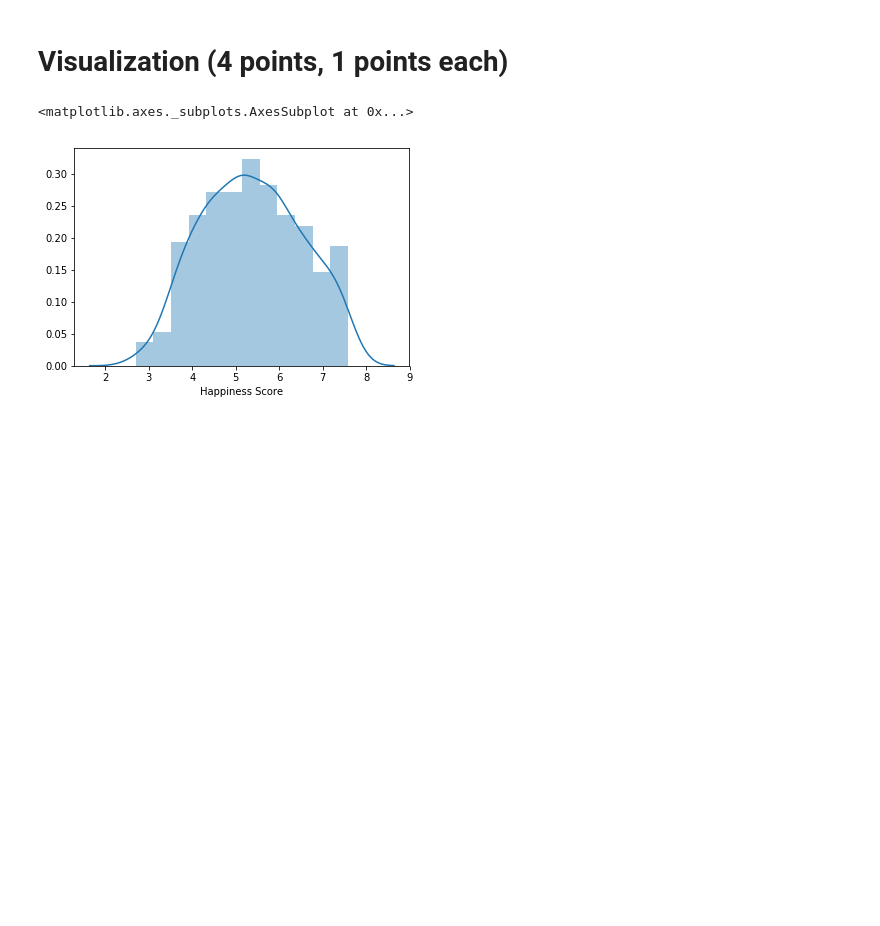
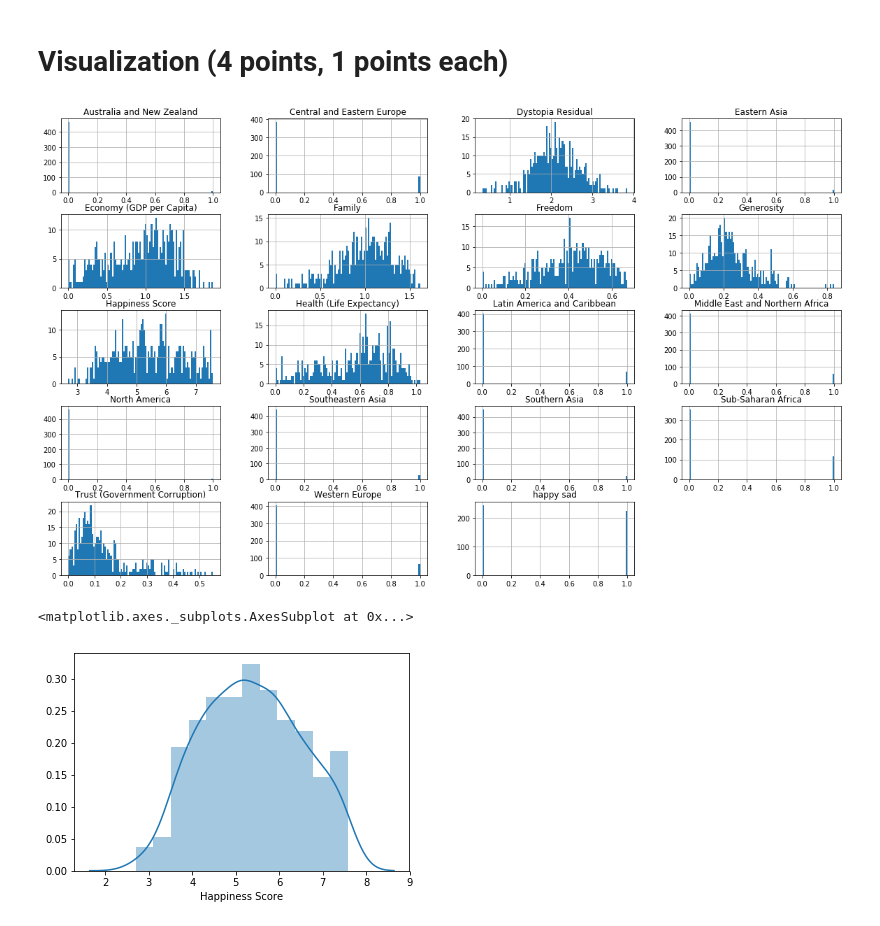
Before and after one commit to wqx13579/Happiness, a Jupyter notebook: Happiness Analysis.ipynb, the cells around one changed output. Cells and saved outputs as stored; diff of their text form; code cells hidden in the pictures; blank space fills up the shorter version.

```diff
--- a/Happiness Analysis.ipynb
+++ b/Happiness Analysis.ipynb
@@ -128,5 +140,10 @@ happy.head()
 # %% [markdown]
 # Visualization (4 points, 1 points each)
+# %%
+happy.hist(bins=100, figsize=(20, 12))
+plt.show()
+# %% [output]
+[figure, added]
 # %%
 sns.distplot(happy['Happiness Score'])
 # %% [output]
```
Also changed, not shown: parts of 8 cells of this notebook.
